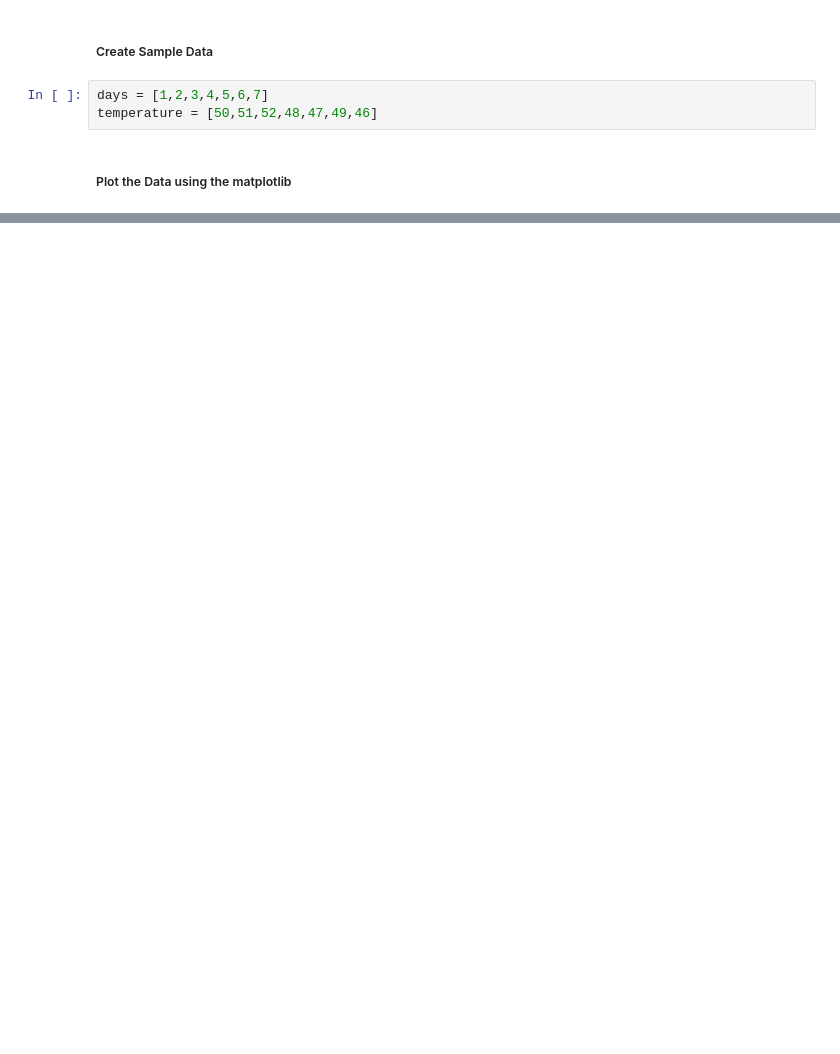
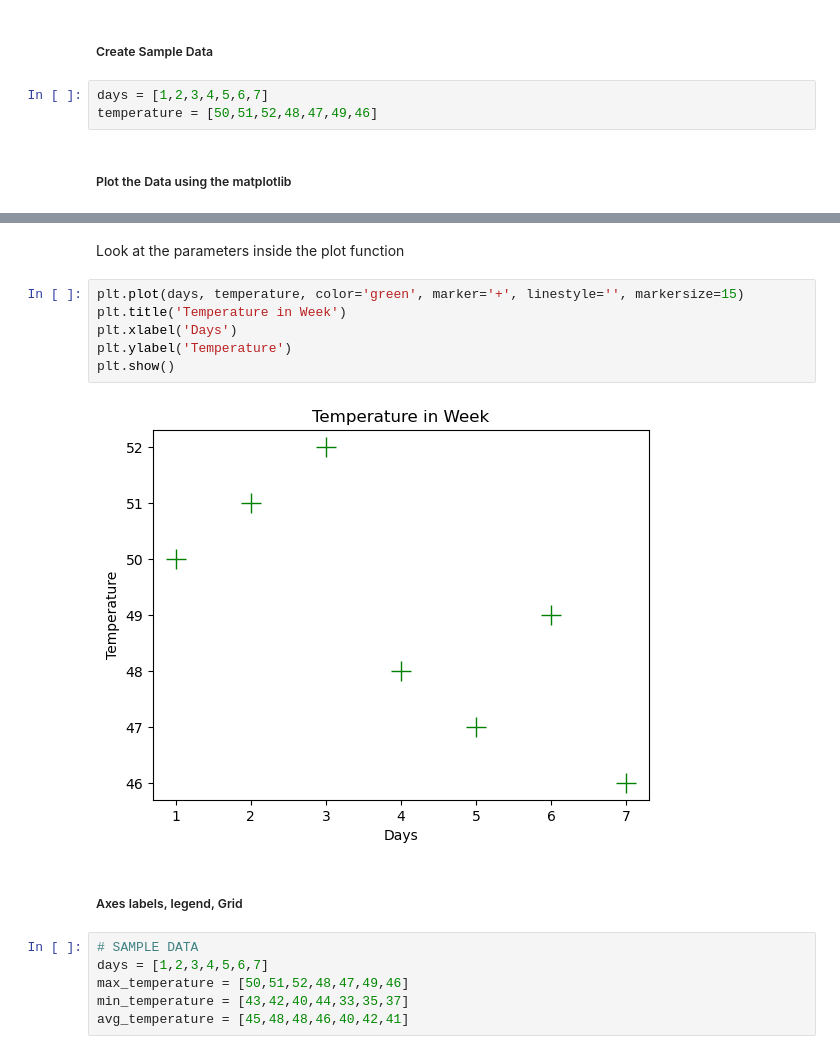
Before and after one commit to markdhareal/data-science-practice, a Jupyter notebook: notebooks/matplotlib/matplotlib_practice/matplotlib_practice.ipynb, the cells around one changed output, grey strips where cells are left out. Cells and saved outputs as stored; diff of their text form; blank space fills up the shorter version.

```diff
--- a/notebooks/matplotlib/matplotlib_practice/matplotlib_practice.ipynb
+++ b/notebooks/matplotlib/matplotlib_practice/matplotlib_practice.ipynb
@@ -22,0 +35,18 @@ plt.show()
+# %% [markdown]
+Look at the parameters inside the plot function
+# %%
+plt.plot(days, temperature, color='green', marker='+', linestyle='', markersize=15)
+plt.title('Temperature in Week')
+plt.xlabel('Days')
+plt.ylabel('Temperature')
+plt.show()
+# %% [output]
+[figure, added]
+# %% [markdown]
+##### Axes labels, legend, Grid
+# %%
+# SAMPLE DATA
+days = [1,2,3,4,5,6,7]
+max_temperature = [50,51,52,48,47,49,46]
+min_temperature = [43,42,40,44,33,35,37]
+avg_temperature = [45,48,48,46,40,42,41]
```
Also changed, not shown: parts of 46 cells of this notebook.
